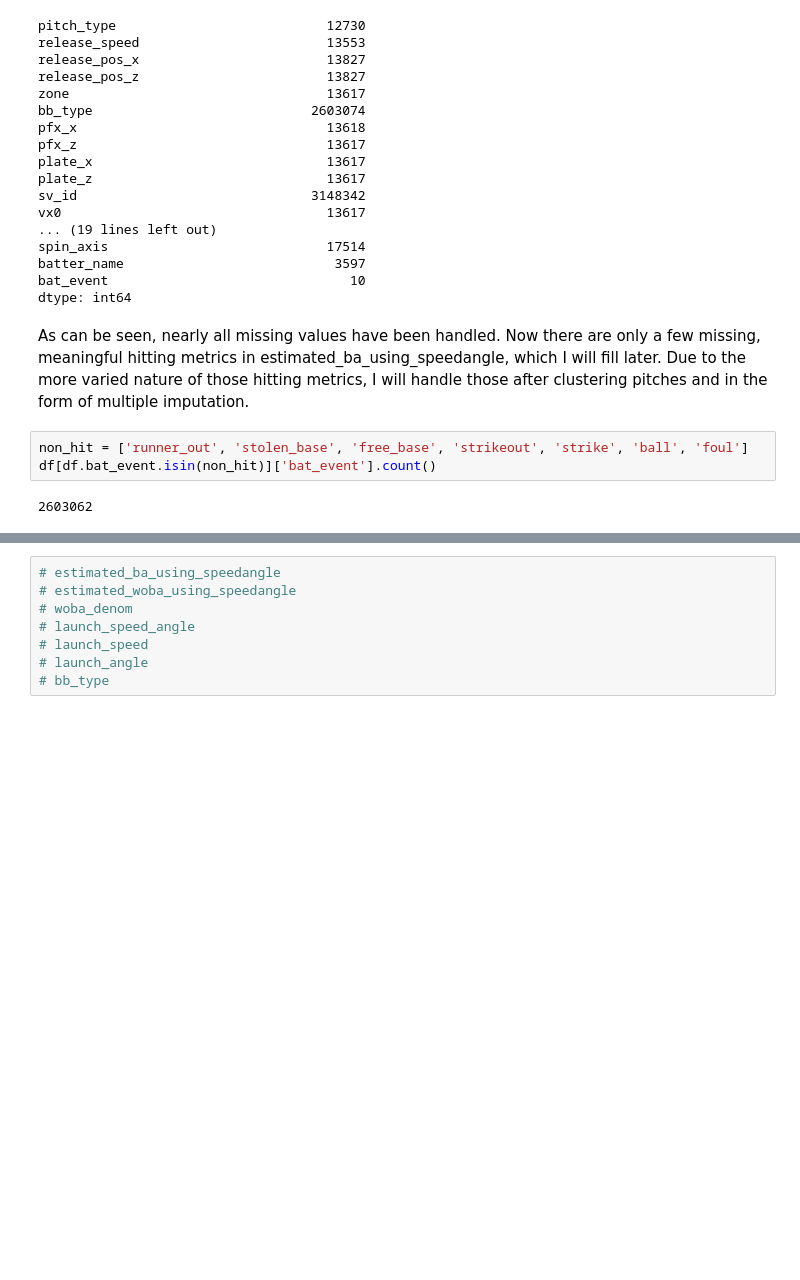
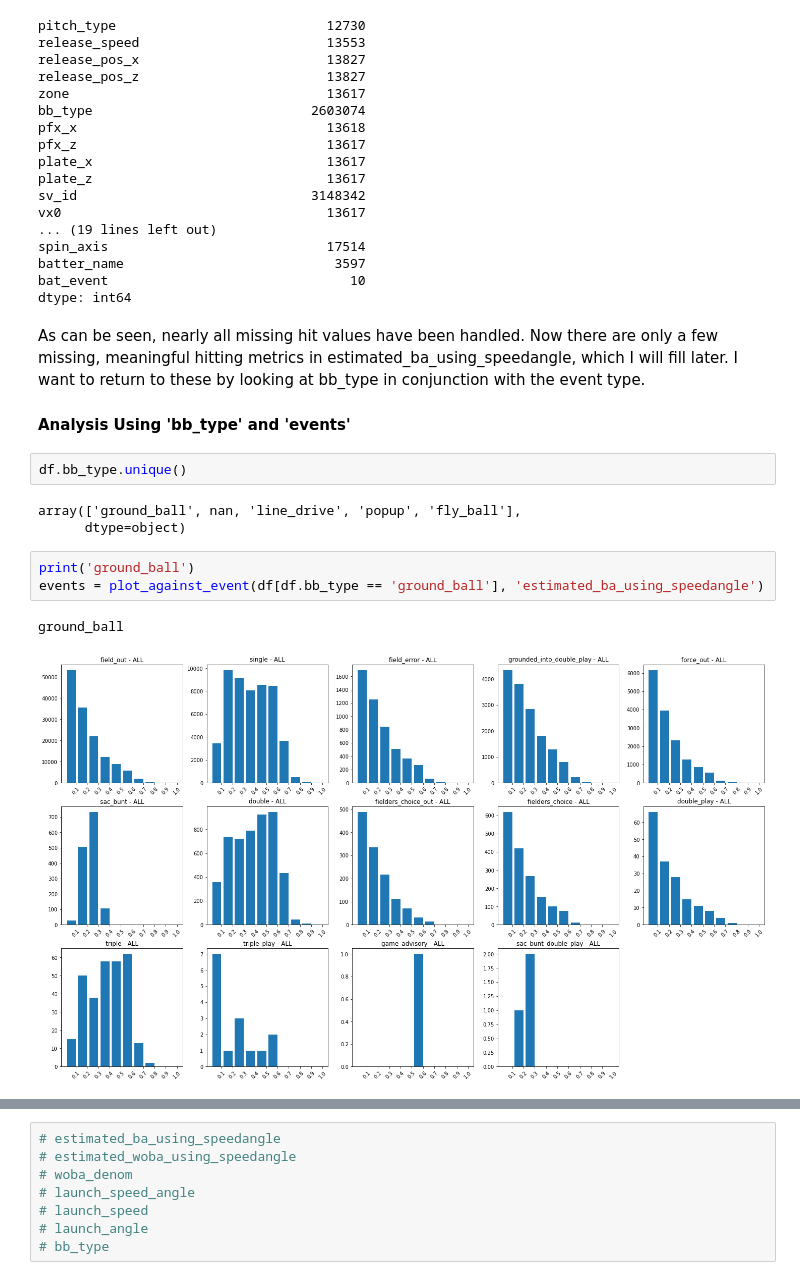
Before and after one commit to akingsley319/MLB_xBA_Prediction, a Jupyter notebook: missing_value_eda.ipynb, the cells around one changed output, grey strips where cells are left out. Saved outputs shown, nothing was run; the diff lists cells and outputs as text; blank space fills up the shorter version.

Commit message:
clustering and data division begun

```diff
--- a/missing_value_eda.ipynb
+++ b/missing_value_eda.ipynb
@@ -469,9 +473,17 @@ batter_name                           3597
 bat_event                               10
 dtype: int64
 # %% [markdown]
-As can be seen, nearly all missing values have been handled. Now there are only a few missing, meaningful hitting metrics in estimated_ba_using_speedangle, which I will fill later. Due to the more varied nature of those hitting metrics, I will handle those after clustering pitches and in the form of multiple imputation.
+As can be seen, nearly all missing hit values have been handled. Now there are only a few missing, meaningful hitting metrics in estimated_ba_using_speedangle, which I will fill later. I want to return to these by looking at bb_type in conjunction with the event type.
+
+#### Analysis Using  'bb_type' and 'events'
-# %%
-non_hit = ['runner_out', 'stolen_base', 'free_base', 'strikeout', 'strike', 'ball', 'foul']
-df[df.bat_event.isin(non_hit)]['bat_event'].count()
-# %% [output]
-2603062
+# %%
+df.bb_type.unique()
+# %% [output]
+array(['ground_ball', nan, 'line_drive', 'popup', 'fly_ball'],
+      dtype=object)
+# %%
+print('ground_ball')
+events = plot_against_event(df[df.bb_type == 'ground_ball'], 'estimated_ba_using_speedangle')
+# %% [output]
+ground_ball
+[figure, added]
```
Also changed, not shown: parts of 16 cells of this notebook, 8 other files.
